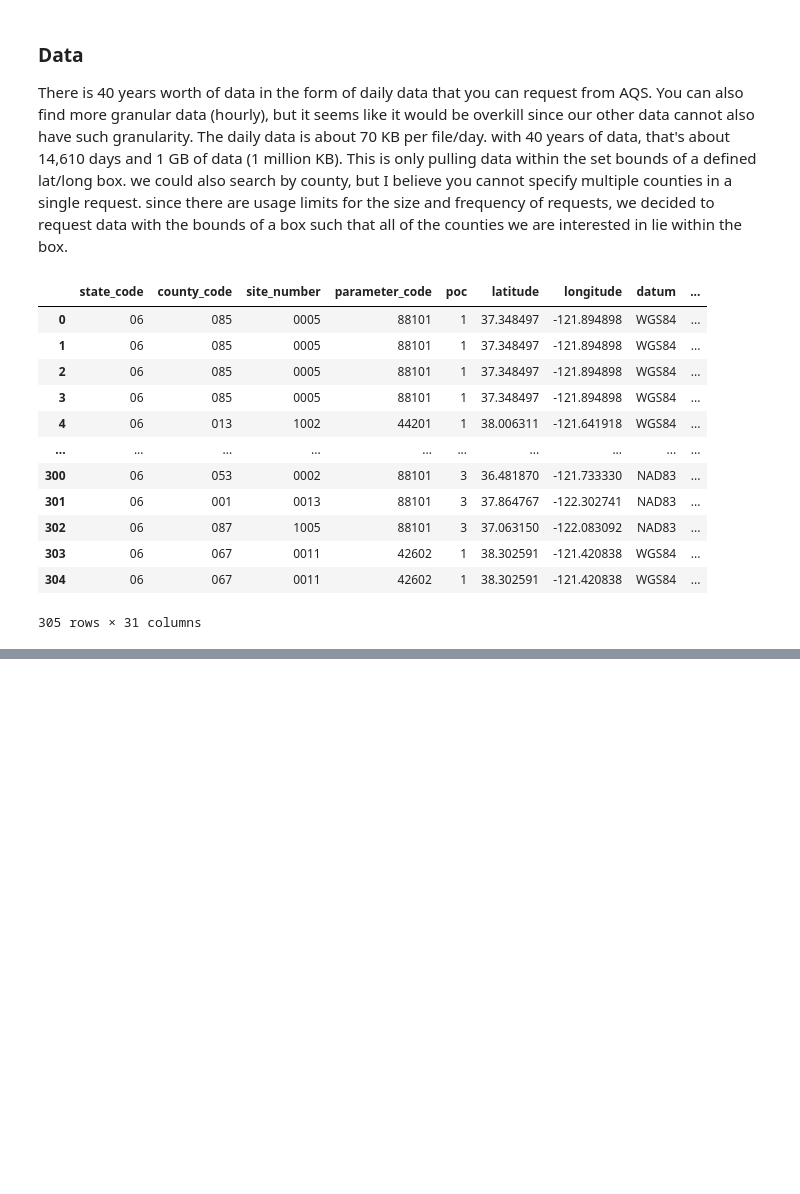
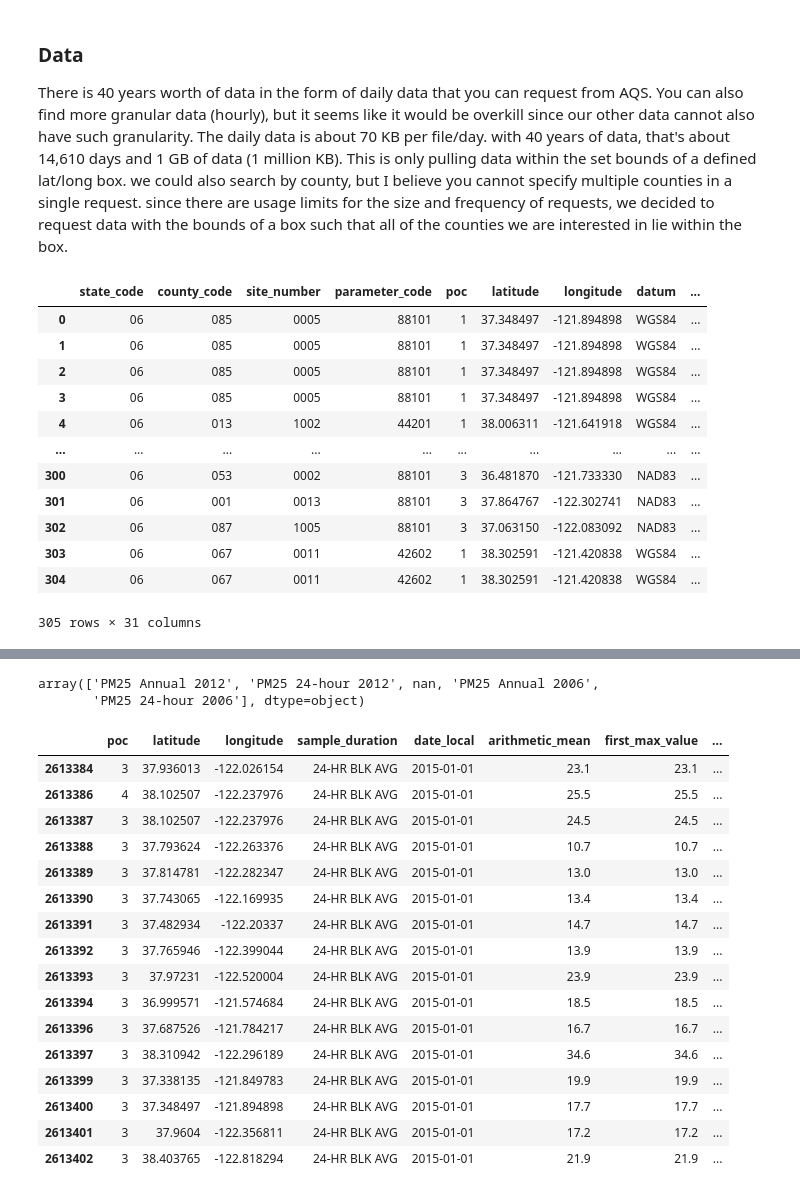
Before and after one commit to siawayforward/DS4A-group-project, a Jupyter notebook: dataset-details-aqs.ipynb, the cells around one changed output, grey strips where cells are left out. Drawn from its saved outputs; the diff is of its cells as text; code cells hidden in the pictures; blank space fills up the shorter version.

```diff
--- a/dataset-details-aqs.ipynb
+++ b/dataset-details-aqs.ipynb
@@ -163,0 +243,8 @@ df
+# %%
+# remove columns unnamed (previous index)
+# columns_to_drop = ['Unnamed: 0', 'state_code', 'poc', 'datum', 'sample_duration', 'pollutant_standard', 'units_of_measure', 'event_type', 'observation_count', 'observation_percent', 'validity_indicator', 'method_code', 'method', 'site_address', 'state', 'cbsa_code', 'cbsa', 'date_of_last_change']
+# columns_to_drop = ['Unnamed: 0', 'state_code',  'datum', 'pollutant_standard', 'units_of_measure',  'observation_count', 'event_type', 'observation_percent', 'validity_indicator', 'method_code', 'method',  'site_address', 'state', 'cbsa_code', 'cbsa', 'date_of_last_change']
+columns_to_drop = ['Unnamed: 0', 'state_code', 'county_code', 'site_number', 'parameter_code', 'datum', 'event_type', 'units_of_measure', 'event_type', 'observation_count', 'observation_percent', 'validity_indicator', 'method_code', 'method',  'site_address', 'state', 'cbsa_code', 'cbsa', 'date_of_last_change'] #  - testing what is the difference in the rows with the same date, county, site, sample duration, pollutant, and poc
+
+# df_clean = df_15_20.drop(columns=columns_to_drop)
+# df_clean
@@ -163,0 +278,22 @@ df
+# %%
+# can I use the api to pull data from the site: Point Reyes (from the map, it seems like it should be within the bounds of the box)
+
+# the lat long is 38.122979 -122.90944
+
+#     min_lat = 36.47 #4307 #the most south
+#     max_lat = 38.52 #2384 # the most north
+#     min_long = -123.41 #3342 # the most west / least east
+#     max_long = -121.33 #1310 #the most east
+
+# https://aqs.epa.gov/data/api/list/sitesByCounty?email=test@aqs.api&key=test&state=06&county=041
+# the site lies within the bounds of the box, so we'll try to pull from that site specifically site number for Point Reyes is 0002
+
+# from the other dataset, it seems that the earliest reading from that site is 01/09/2015
+# the reason that Point Reyes was not pulled in the original requests was because it uses a different parameter code for pm 2.5, 88502.
+# it is from the parameter class 'SPECIATION' (https://aqs.epa.gov/data/api/list/parametersByClass?email=test@aqs.api&key=test&pc=SPECIATION)
+# this request pulls the data from that site: https://aqs.epa.gov/data/api/monitors/bySite?email=test@aqs.api&key=test&param=88502&bdate=20150501&edate=20150501&state=06&county=041&site=0002
+# will pull that data and concat it later
+
+# filtering out the sites that aren't used in the other dataset (will need the code at the bottom of the notebook) - just Bay Area sites
+df_15_20_BA = df_15_20.where(df_15_20['local_site_name'].isin(data_sites)).dropna(subset=['local_site_name'])
+# df_15_20_BA
@@ -163,0 +345,29 @@ df
+# %%
+# the difference is in the value of the pollutant standard: There is an aggregated value (mean) for each standard - but the aggregation ends up being the same
+# in other words, we can drop that column and remove the duplicates
+df_clean['pollutant_standard'].unique()
+# %% [output]
+array(['PM25 Annual 2012', 'PM25 24-hour 2012', nan, 'PM25 Annual 2006',
+       'PM25 24-hour 2006'], dtype=object)
+# %%
+# drop the polluntant standard, parameter, aqi (they will all be NaN), and remove the duplicates
+df_cleanest = df_clean.drop(columns=['pollutant_standard', 'parameter', 'aqi']).drop_duplicates()
+df_cleanest.head(16)
+# %% [output]
+|  | poc | latitude | longitude | sample_duration | date_local | arithmetic_mean | first_max_value | ... |
+| 2613384 | 3 | 37.936013 | -122.026154 | 24-HR BLK AVG | 2015-01-01 | 23.1 | 23.1 | ... |
+| 2613386 | 4 | 38.102507 | -122.237976 | 24-HR BLK AVG | 2015-01-01 | 25.5 | 25.5 | ... |
+| 2613387 | 3 | 38.102507 | -122.237976 | 24-HR BLK AVG | 2015-01-01 | 24.5 | 24.5 | ... |
+| 2613388 | 3 | 37.793624 | -122.263376 | 24-HR BLK AVG | 2015-01-01 | 10.7 | 10.7 | ... |
+| 2613389 | 3 | 37.814781 | -122.282347 | 24-HR BLK AVG | 2015-01-01 | 13.0 | 13.0 | ... |
+| 2613390 | 3 | 37.743065 | -122.169935 | 24-HR BLK AVG | 2015-01-01 | 13.4 | 13.4 | ... |
+| 2613391 | 3 | 37.482934 | -122.20337 | 24-HR BLK AVG | 2015-01-01 | 14.7 | 14.7 | ... |
+| 2613392 | 3 | 37.765946 | -122.399044 | 24-HR BLK AVG | 2015-01-01 | 13.9 | 13.9 | ... |
+| 2613393 | 3 | 37.97231 | -122.520004 | 24-HR BLK AVG | 2015-01-01 | 23.9 | 23.9 | ... |
+| 2613394 | 3 | 36.999571 | -121.574684 | 24-HR BLK AVG | 2015-01-01 | 18.5 | 18.5 | ... |
+| 2613396 | 3 | 37.687526 | -121.784217 | 24-HR BLK AVG | 2015-01-01 | 16.7 | 16.7 | ... |
+| 2613397 | 3 | 38.310942 | -122.296189 | 24-HR BLK AVG | 2015-01-01 | 34.6 | 34.6 | ... |
+| 2613399 | 3 | 37.338135 | -121.849783 | 24-HR BLK AVG | 2015-01-01 | 19.9 | 19.9 | ... |
+| 2613400 | 3 | 37.348497 | -121.894898 | 24-HR BLK AVG | 2015-01-01 | 17.7 | 17.7 | ... |
+| 2613401 | 3 | 37.9604 | -122.356811 | 24-HR BLK AVG | 2015-01-01 | 17.2 | 17.2 | ... |
+| 2613402 | 3 | 38.403765 | -122.818294 | 24-HR BLK AVG | 2015-01-01 | 21.9 | 21.9 | ... |
```
Also changed, not shown: parts of 43 cells of this notebook.
